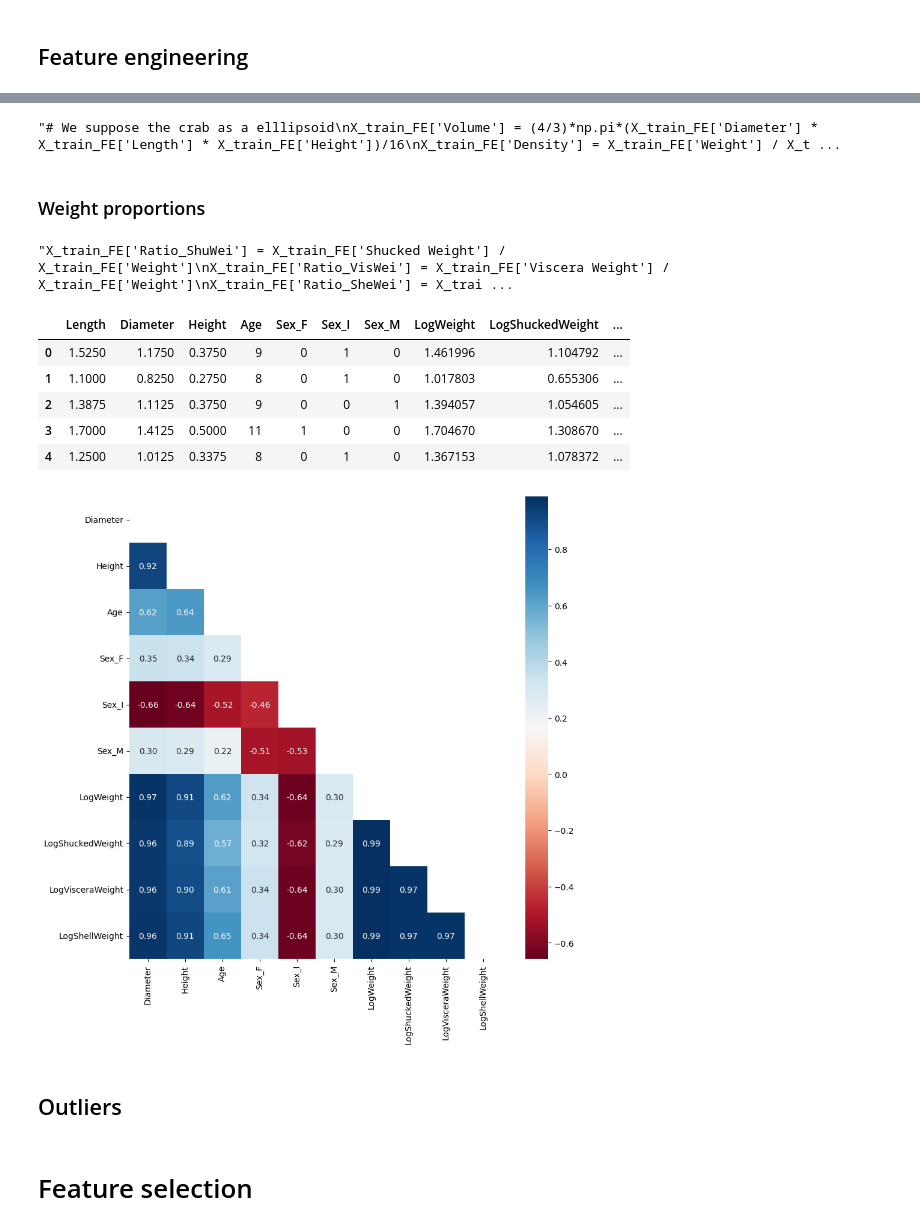
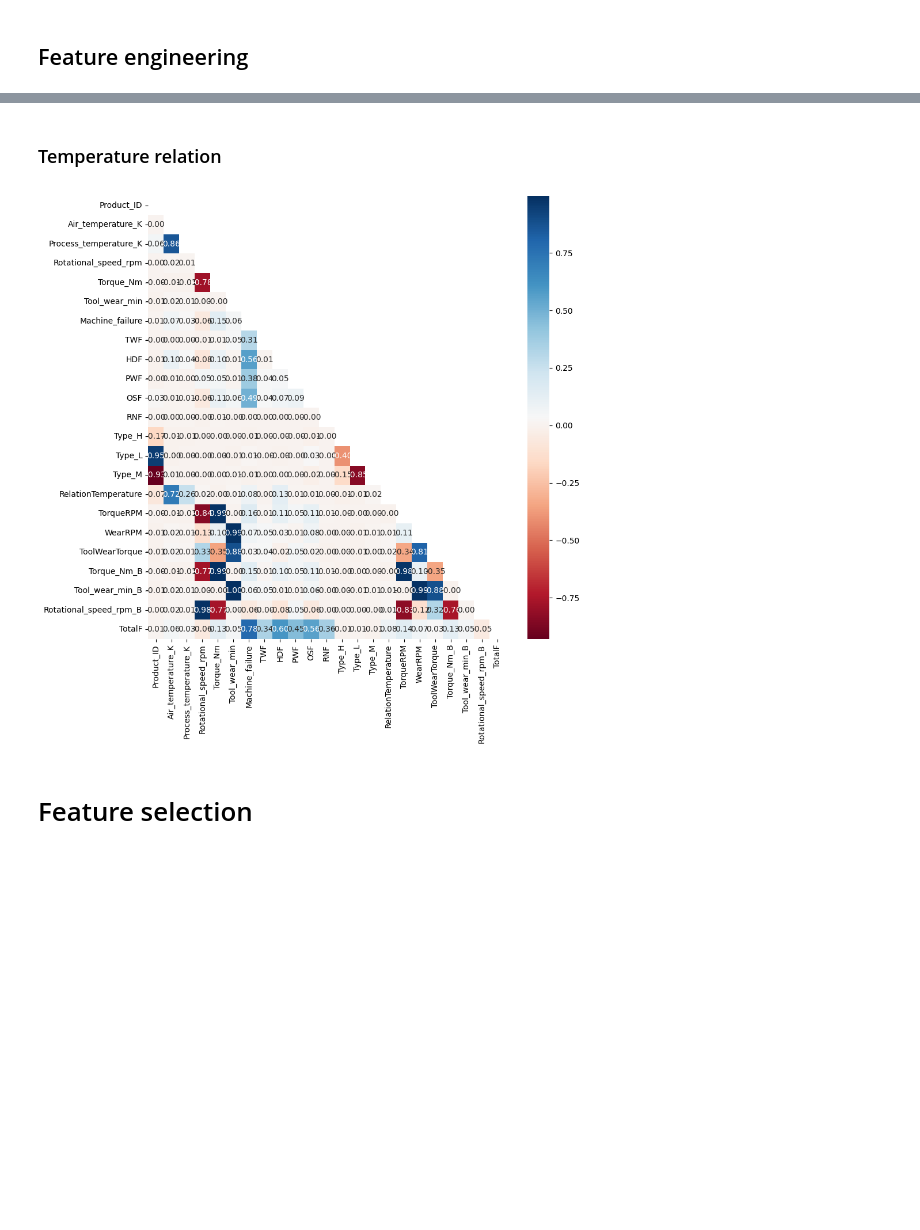
Before and after one commit to JMViJi/Binary-Classification-of-Machine-Failures, a Jupyter notebook: Binary classification of machine learning - Part1.ipynb, the cells around one changed output, grey strips where cells are left out. Drawn from its saved outputs; the diff is of its cells as text; code cells hidden in the pictures; blank space fills up the shorter version.

```diff
--- a/Binary classification of machine learning - Part1.ipynb
+++ b/Binary classification of machine learning - Part1.ipynb
@@ -306,45 +350,33 @@ X_test_FE['Relation_HD'] = X_test_FE['Height'] / X_test_FE['Diameter']"""
-# %%
-# importar el numero pi
-import numpy as np
-
-"""# We suppose the crab as a elllipsoid
-X_train_FE['Volume'] = (4/3)*np.pi*(X_train_FE['Diameter'] * X_train_FE['Length'] * X_train_FE['Height'])/16
-X_train_FE['Density'] = X_train_FE['Weight'] / X_train_FE['Volume']
-
-X_test_FE['Volume'] = (4/3)*np.pi*(X_test_FE['Diameter'] * X_test_FE['Length'] * X_test_FE['Height'])/16
-X_test_FE['Density'] = X_test_FE['Weight'] / X_test_FE['Volume']
-"""
-# %% [output]
-"# We suppose the crab as a elllipsoid\nX_train_FE['Volume'] = (4/3)*np.pi*(X_train_FE['Diameter'] * X_train_FE['Length'] * X_train_FE['Height'])/16\nX_train_FE['Density'] = X_train_FE['Weight'] / X_t ...
-# %% [markdown]
-### Weight proportions
-# %%
-"""X_train_FE['Ratio_ShuWei'] = X_train_FE['Shucked Weight'] / X_train_FE['Weight']
-X_train_FE['Ratio_VisWei'] = X_train_FE['Viscera Weight'] / X_train_FE['Weight']
-X_train_FE['Ratio_SheWei'] = X_train_FE['Shell Weight'] / X_train_FE['Weight']
-
-X_test_FE['Ratio_ShuWei'] = X_test_FE['Shucked Weight'] / X_test_FE['Weight']
-X_test_FE['Ratio_VisWei'] = X_test_FE['Viscera Weight'] / X_test_FE['Weight']
-X_test_FE['Ratio_SheWei'] = X_test_FE['Shell Weight'] / X_test_FE['Weight']"""
-# %% [output]
-"X_train_FE['Ratio_ShuWei'] = X_train_FE['Shucked Weight'] / X_train_FE['Weight']\nX_train_FE['Ratio_VisWei'] = X_train_FE['Viscera Weight'] / X_train_FE['Weight']\nX_train_FE['Ratio_SheWei'] = X_trai ...
-# %%
-X_train_FE.head()
-# %% [output]
-|  | Length | Diameter | Height | Age | Sex_F | Sex_I | Sex_M | LogWeight | LogShuckedWeight | ... |
-| 0 | 1.5250 | 1.1750 | 0.3750 | 9 | 0 | 1 | 0 | 1.461996 | 1.104792 | ... |
-| 1 | 1.1000 | 0.8250 | 0.2750 | 8 | 0 | 1 | 0 | 1.017803 | 0.655306 | ... |
-| 2 | 1.3875 | 1.1125 | 0.3750 | 9 | 0 | 0 | 1 | 1.394057 | 1.054605 | ... |
-| 3 | 1.7000 | 1.4125 | 0.5000 | 11 | 1 | 0 | 0 | 1.704670 | 1.308670 | ... |
-| 4 | 1.2500 | 1.0125 | 0.3375 | 8 | 0 | 1 | 0 | 1.367153 | 1.078372 | ... |
+# %% [markdown]
+### Temperature relation
+# %%
+def feature_engineering(df):
+    df['RelationTemperature'] = df['Air_temperature_K'] / df['Process_temperature_K']
+    df['TorqueRPM'] = df['Torque_Nm'] / df['Rotational_speed_rpm']
+    df['WearRPM'] = df['Tool_wear_min'] / df['Rotational_speed_rpm']
+    df['ToolWearTorque'] = df['Tool_wear_min'] / df['Torque_Nm']
+
+    for col in ['Torque_Nm', 'Tool_wear_min', 'Rotational_speed_rpm']:
+        df[f'{col}_B'] = pd.cut(df[col], bins=20)
+        df[f'{col}_B'] = df[f'{col}_B'].cat.codes + 1
+
+    df['TotalF'] = df['TWF'] + df['HDF'] + df['PWF'] + df['OSF'] + df['RNF']
+
+    return df
+
+X_train_FE = feature_engineering(X_train_FE)
+X_test_FE = feature_engineering(X_test_FE)
+X_total_FE = feature_engineering(X_total_FE)
 # %%
-corr = X_train_FE.iloc[:,1:].corr()
+import numpy as np
+import matplotlib.pyplot as plt
+import seaborn as sns
+
+corr = X_train_FE.corr()
 mask = np.zeros_like(corr)
 mask[np.triu_indices_from(mask)] = True
 sns.heatmap(corr, mask=mask, cmap='RdBu', annot=True, fmt='.2f')
 plt.rcParams['figure.figsize'] = (20, 20)
 plt.show()
 # %% [output]
-[figure, old version]
+[figure, new version]
-# %% [markdown]
-## Outliers
```
Also changed, not shown: parts of 60 cells of this notebook, 4 other files.
